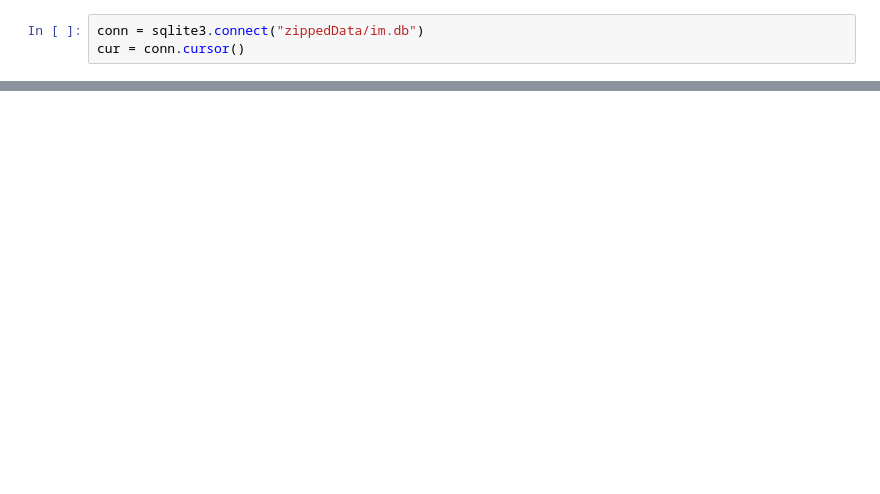
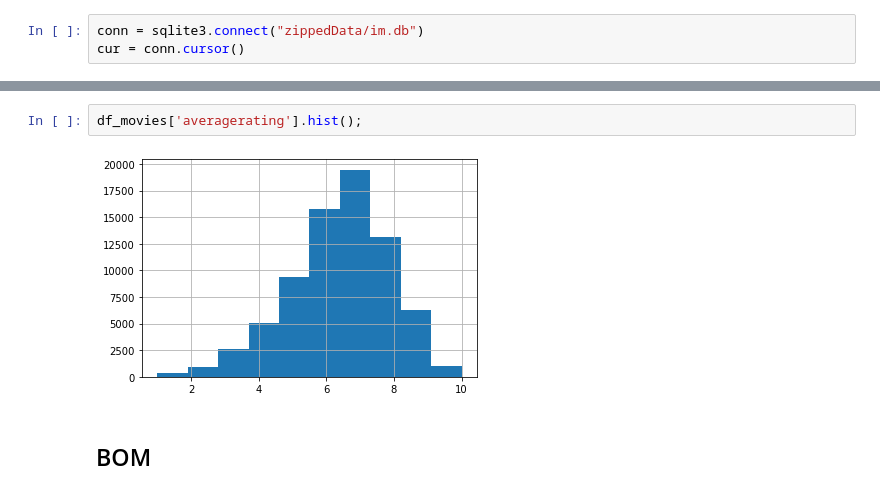
Before and after one commit to mrodberg/Pod1Capstone, a Jupyter notebook: cole_work.ipynb, the cells around one changed output, grey strips where cells are left out. Saved outputs shown, nothing was run; the diff lists cells and outputs as text; blank space fills up the shorter version.

```diff
--- a/cole_work.ipynb
+++ b/cole_work.ipynb
@@ -29,0 +51,6 @@ pd.read_sql_query("SELECT * FROM principals", conn)
+# %%
+df_movies['averagerating'].hist();
+# %% [output]
+[figure, added]
+# %% [markdown]
+## BOM
```
Also changed, not shown: parts of 20 cells of this notebook.
